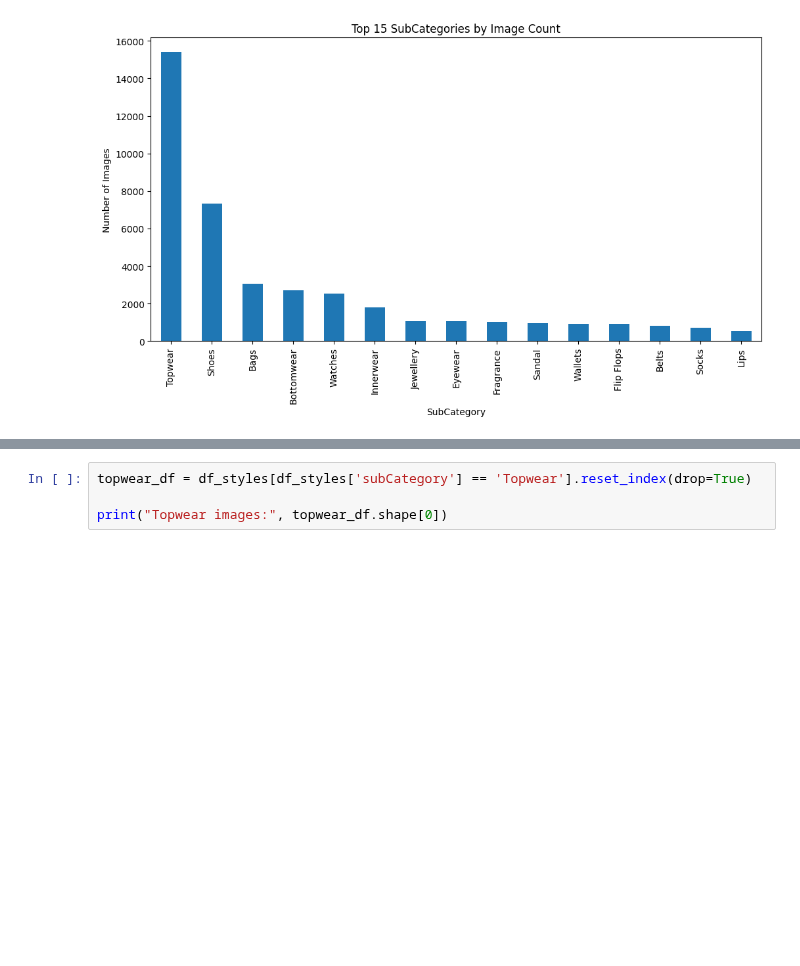
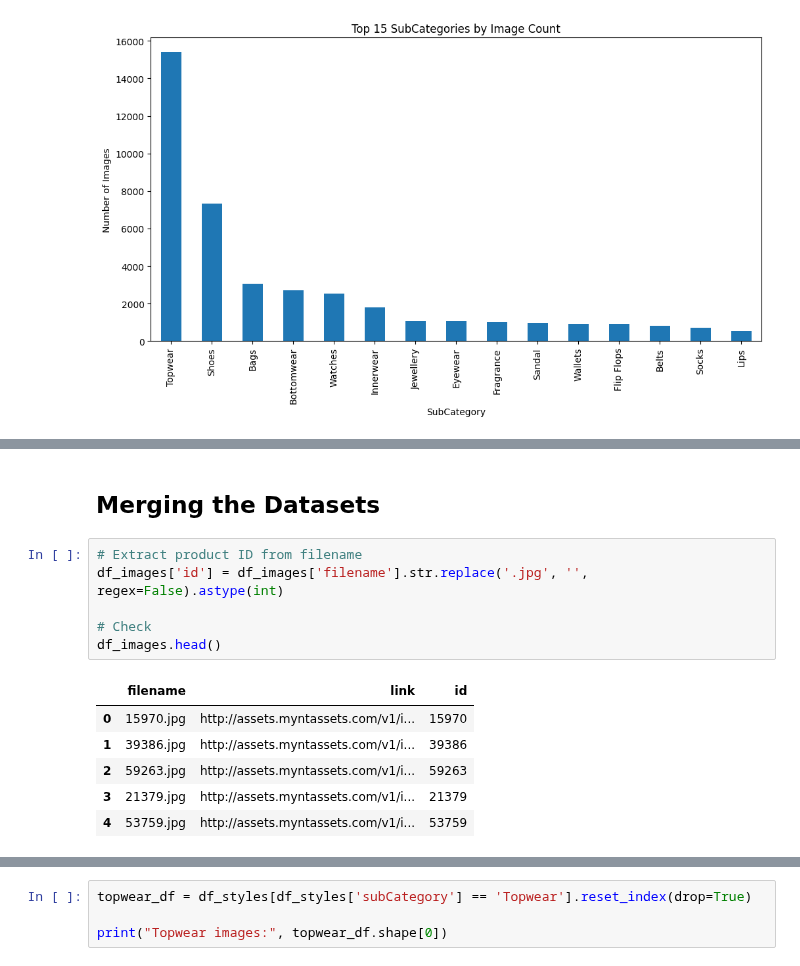
Before and after one commit to faseeh1279/cnn-product-recommendation-system, a Jupyter notebook: cnn-product-recommendation-system2.ipynb, the cells around one changed output, grey strips where cells are left out. Saved outputs shown, nothing was run; the diff lists cells and outputs as text; blank space fills up the shorter version.

```diff
--- a/cnn-product-recommendation-system2.ipynb
+++ b/cnn-product-recommendation-system2.ipynb
@@ -296,0 +442,15 @@ plt.show()
+# %% [markdown]
+## Merging the Datasets
+# %%
+# Extract product ID from filename
+df_images['id'] = df_images['filename'].str.replace('.jpg', '', regex=False).astype(int)
+
+# Check
+df_images.head()
+# %% [output]
+|  | filename | link | id |
+| 0 | 15970.jpg | http://assets.myntassets.com/v1/i... | 15970 |
+| 1 | 39386.jpg | http://assets.myntassets.com/v1/i... | 39386 |
+| 2 | 59263.jpg | http://assets.myntassets.com/v1/i... | 59263 |
+| 3 | 21379.jpg | http://assets.myntassets.com/v1/i... | 21379 |
+| 4 | 53759.jpg | http://assets.myntassets.com/v1/i... | 53759 |
```
Also changed, not shown: parts of 129 cells of this notebook.
